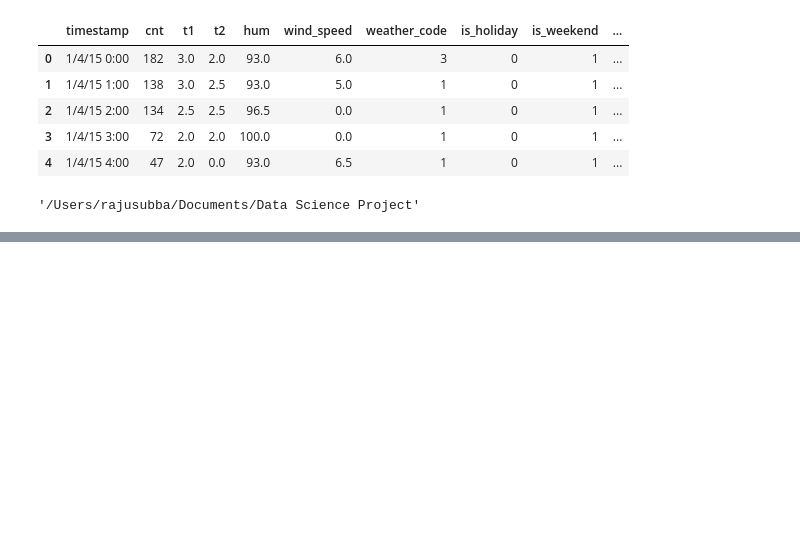
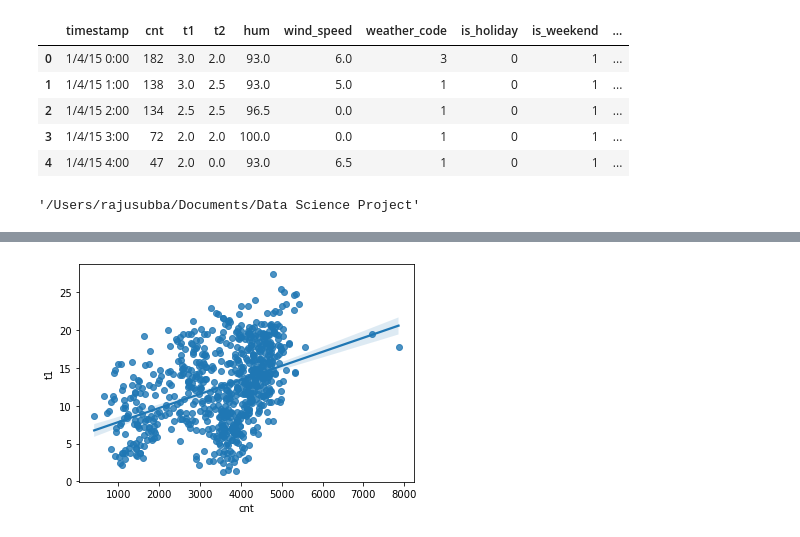
Before and after one commit to Rajusubba/london-bike-shares, a Jupyter notebook: London Bike Share.ipynb, the cells around one changed output, grey strips where cells are left out. Drawn from its saved outputs; the diff is of its cells as text; code cells hidden in the pictures; blank space fills up the shorter version.

```diff
--- a/London Bike Share.ipynb
+++ b/London Bike Share.ipynb
@@ -340,7 +347,7 @@ bsd1.head()
 | 4 | 1/4/15 4:00 | 47 | 2.0 | 0.0 | 93.0 | 6.5 | 1 | 0 | 1 | ... |
 # %%
 bsd2 = bsd1.groupby('date').aggregate({
-    'cnt': 'mean',
+    'cnt': 'max',
     't1':'mean',
     't2': 'mean',
     'hum': 'mean',
@@ -358,0 +387,4 @@ os.getcwd()
+# %%
+sns.regplot(x="cnt", y="t1", data=bsd2);
+# %% [output]
+[figure, added]
```
Also changed, not shown: parts of 9 cells of this notebook.
